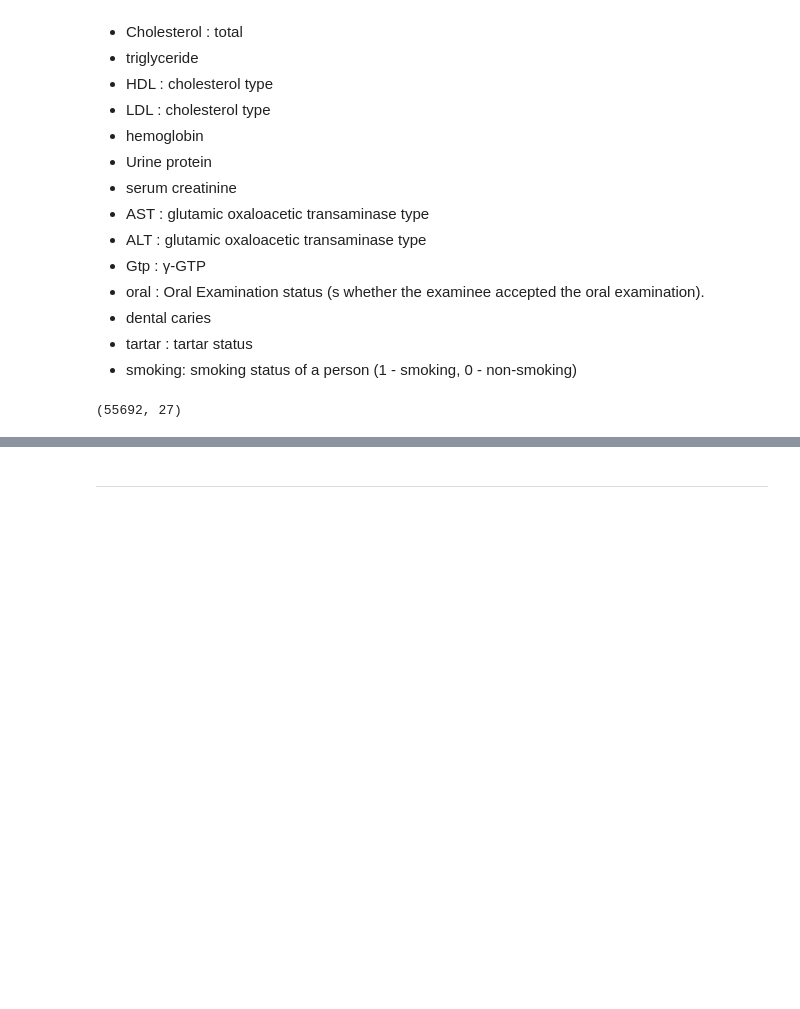
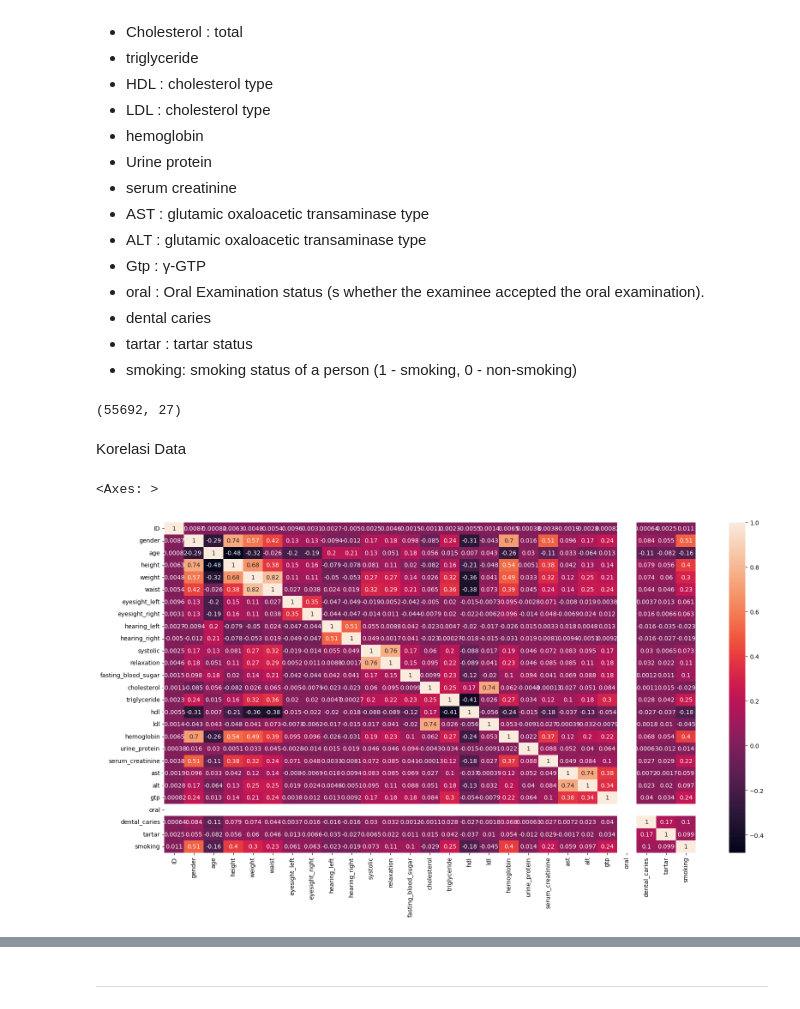
Before and after one commit to Beemka17/smoking-classification, a Jupyter notebook: main.ipynb, the cells around one changed output, grey strips where cells are left out. Cells and saved outputs as stored; diff of their text form; code cells hidden in the pictures; blank space fills up the shorter version.

Commit message:
Update App link,Correlation,Pie Chart

```diff
--- a/main.ipynb
+++ b/main.ipynb
@@ -67,3 +69,11 @@ Atribut yang terdapat didalam dataset ini:
 df.shape
 # %% [output]
 (55692, 27)
+# %% [markdown]
+Korelasi Data
+# %%
+plt.figure(figsize=(20,10))
+sns.heatmap(df.corr(),annot=True)
+# %% [output]
+<Axes: >
+[figure, added]
```
Also changed, not shown: parts of 8 cells of this notebook.
